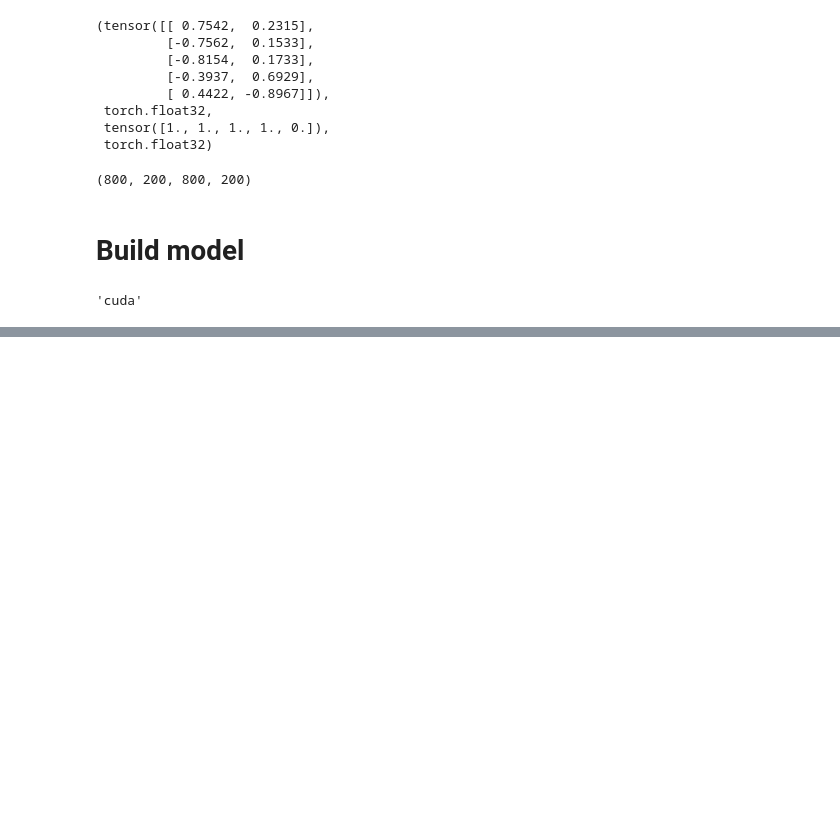
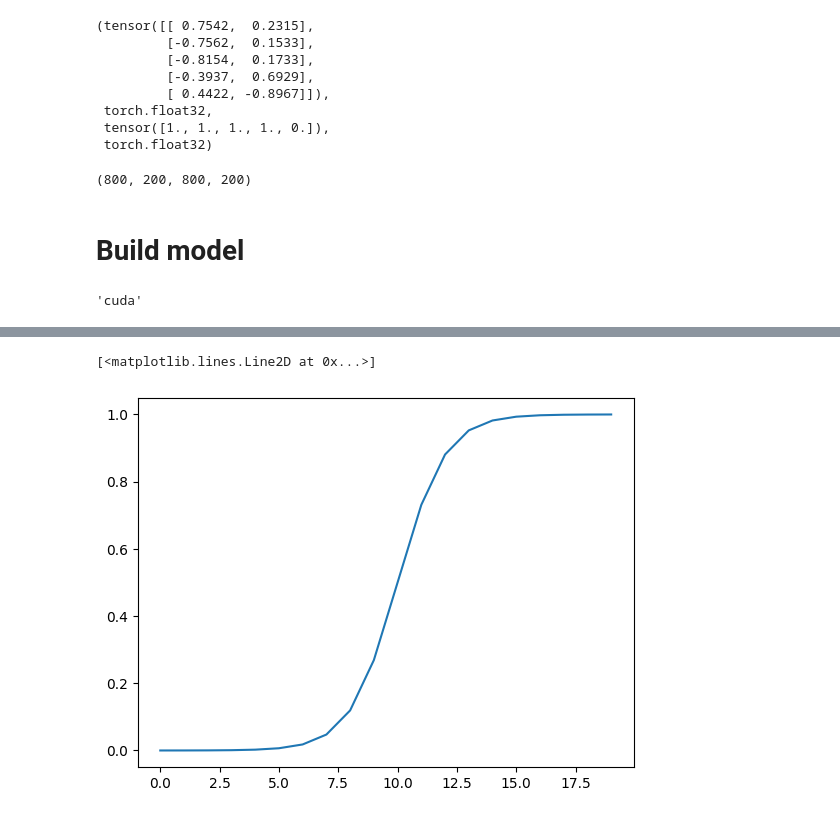
Before and after one commit to willy-wagtail/Notes, a Jupyter notebook: 02_pytorch_classification.ipynb, the cells around one changed output, grey strips where cells are left out. Drawn from its saved outputs; the diff is of its cells as text; code cells hidden in the pictures; blank space fills up the shorter version.

```diff
--- a/02_pytorch_classification.ipynb
+++ b/02_pytorch_classification.ipynb
@@ -138,0 +358,5 @@ Sequential(
+# %%
+plt.plot(sigmoid(A))
+# %% [output]
+[<matplotlib.lines.Line2D at 0x...>]
+[figure, added]
```
Also changed, not shown: parts of 31 cells of this notebook.
